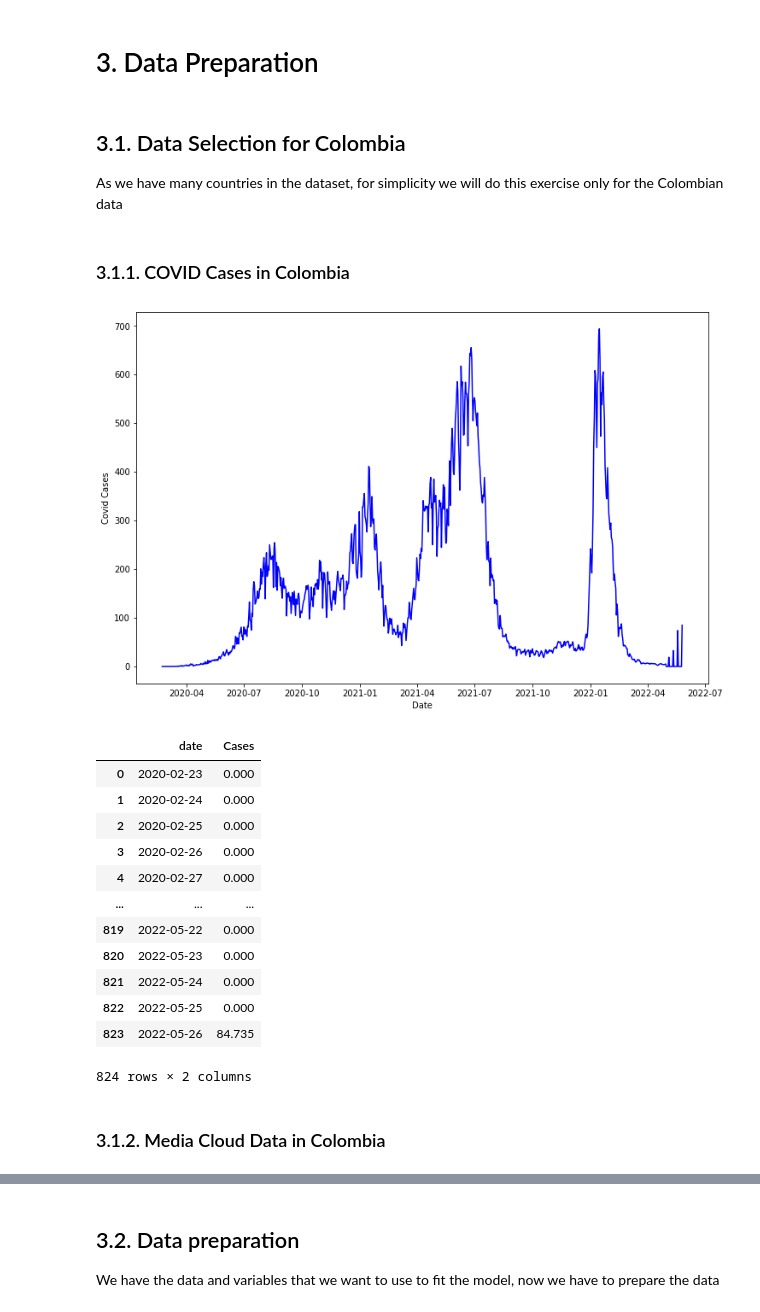
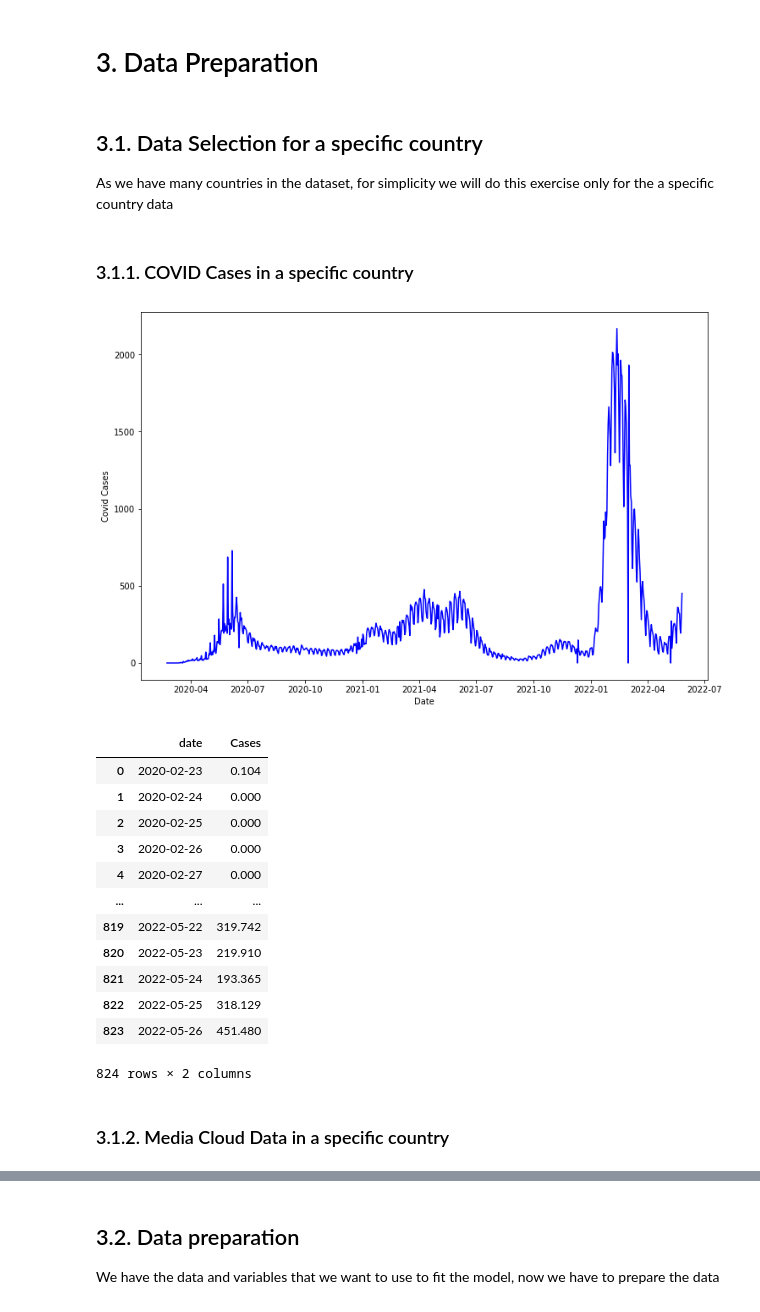
Before and after one commit to MITCriticalData-Colombia/Covid_Media_Cloud, a Jupyter notebook: introductory_training(regression).ipynb, the cells around one changed output, grey strips where cells are left out. Drawn from its saved outputs; the diff is of its cells as text; code cells hidden in the pictures.

```diff
--- a/introductory_training(regression).ipynb
+++ b/introductory_training(regression).ipynb
@@ -287,11 +287,11 @@ mostrar_histogramas(covid_media_cloud_latam, paises, color= 'Blue')
 # %% [markdown]
 # 3. Data Preparation
 # %% [markdown]
-## 3.1. Data Selection for Colombia
+## 3.1. Data Selection for a specific country
 
-As we have many countries in the dataset, for simplicity we will do this exercise only for the Colombian data
+As we have many countries in the dataset, for simplicity we will do this exercise only for the a specific country data
 # %% [markdown]
-### 3.1.1. COVID Cases in Colombia
+### 3.1.1. COVID Cases in a specific country
 # %%
 """
 Function to read the file with covid-19 cases in a specific location
@@ -327,29 +327,29 @@ def plot_cases(df):
     plt.show()
 # %%
 file_path = 'COVID_LATAM/Output/daily_covid_cases_latam.csv'
-location = 'Colombia'
+location = 'Chile'
 
 # Use the function with the filepath and location
 covid_cases = read_csv_country(file_path, location)
 plot_cases(covid_cases)
 covid_cases
 # %% [output]
-[figure, old version]
+[figure, new version]
 |  | date | Cases |
-| 0 | 2020-02-23 | 0.000 |
+| 0 | 2020-02-23 | 0.104 |
 | 1 | 2020-02-24 | 0.000 |
 | 2 | 2020-02-25 | 0.000 |
 | 3 | 2020-02-26 | 0.000 |
 | 4 | 2020-02-27 | 0.000 |
 | ... | ... | ... |
-| 819 | 2022-05-22 | 0.000 |
-| 820 | 2022-05-23 | 0.000 |
-| 821 | 2022-05-24 | 0.000 |
-| 822 | 2022-05-25 | 0.000 |
-| 823 | 2022-05-26 | 84.735 |
+| 819 | 2022-05-22 | 319.742 |
+| 820 | 2022-05-23 | 219.910 |
+| 821 | 2022-05-24 | 193.365 |
+| 822 | 2022-05-25 | 318.129 |
+| 823 | 2022-05-26 | 451.480 |
 824 rows × 2 columns
 # %% [markdown]
-### 3.1.2. Media Cloud Data in Colombia
+### 3.1.2. Media Cloud Data in a specific country
 # %%
 """
 Function to read the media cloud file with covid-19 mentions in a specific location.
```
Also changed, not shown: parts of 56 cells of this notebook.
